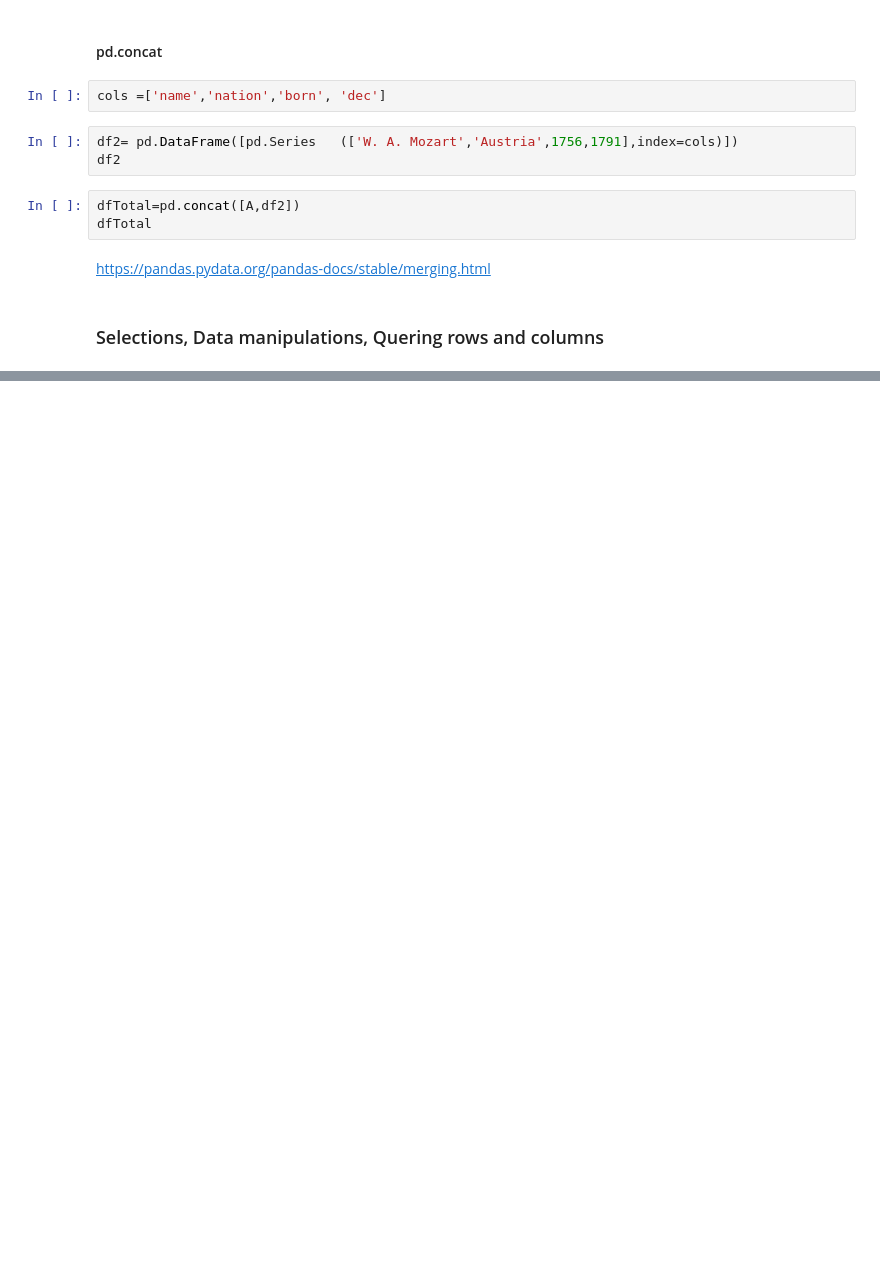
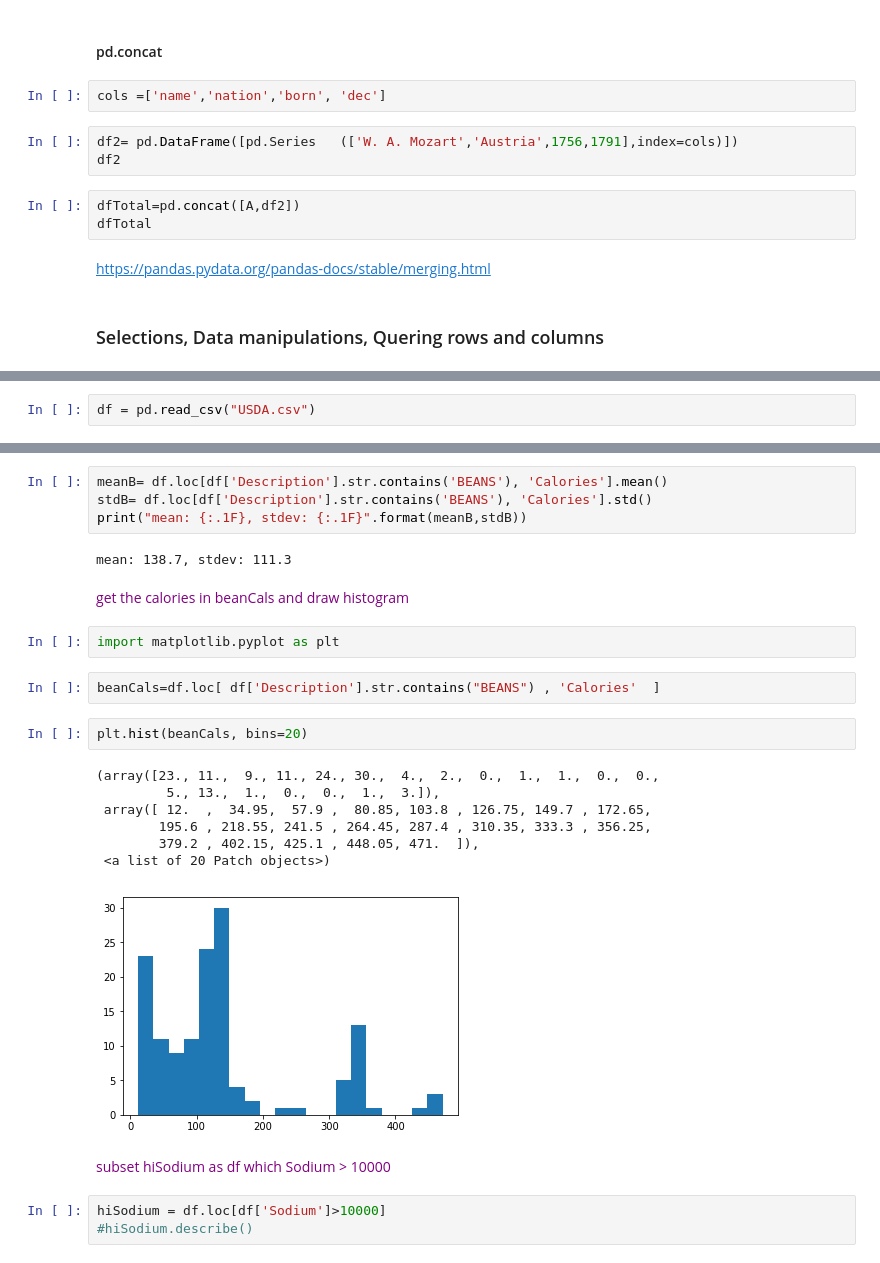
Before and after one commit to chezydan/pytopics, a Jupyter notebook: Pandas.ipynb, the cells around one changed output, grey strips where cells are left out. Saved outputs shown, nothing was run; the diff lists cells and outputs as text; blank space fills up the shorter version.

```diff
--- a/Pandas.ipynb
+++ b/Pandas.ipynb
@@ -467,0 +468,2 @@ https://pandas.pydata.org/pandas-docs/stable/merging.html
+# %%
+df = pd.read_csv("USDA.csv")
@@ -467,0 +543,27 @@ https://pandas.pydata.org/pandas-docs/stable/merging.html
+# %%
+meanB= df.loc[df['Description'].str.contains('BEANS'), 'Calories'].mean()
+stdB= df.loc[df['Description'].str.contains('BEANS'), 'Calories'].std()
+print("mean: {:.1F}, stdev: {:.1F}".format(meanB,stdB))
+# %% [output]
+mean: 138.7, stdev: 111.3
+# %% [markdown]
+<p> <span style ="color:purple">get the calories in beanCals and draw histogram</span>
+# %%
+import matplotlib.pyplot as plt
+# %%
+beanCals=df.loc[ df['Description'].str.contains("BEANS") , 'Calories'  ]
+# %%
+plt.hist(beanCals, bins=20)
+# %% [output]
+(array([23., 11.,  9., 11., 24., 30.,  4.,  2.,  0.,  1.,  1.,  0.,  0.,
+         5., 13.,  1.,  0.,  0.,  1.,  3.]),
+ array([ 12.  ,  34.95,  57.9 ,  80.85, 103.8 , 126.75, 149.7 , 172.65,
+        195.6 , 218.55, 241.5 , 264.45, 287.4 , 310.35, 333.3 , 356.25,
+        379.2 , 402.15, 425.1 , 448.05, 471.  ]),
+ <a list of 20 Patch objects>)
+[figure, added]
+# %% [markdown]
+<p> <span style ="color:purple">subset  hiSodium as df which Sodium > 10000</span>
+# %%
+hiSodium = df.loc[df['Sodium']>10000]
+#hiSodium.describe()
```
Also changed, not shown: parts of 21 cells of this notebook, 4 other files.
